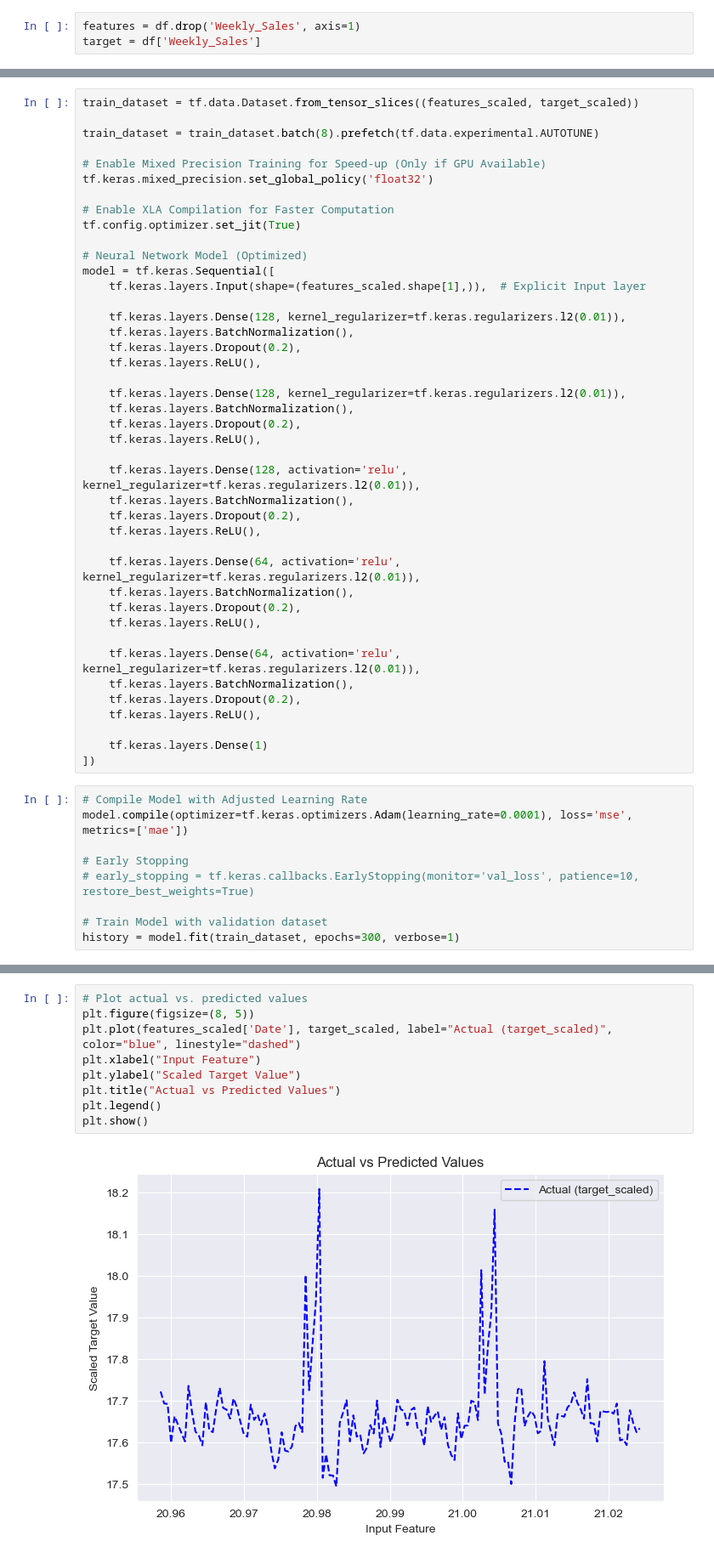
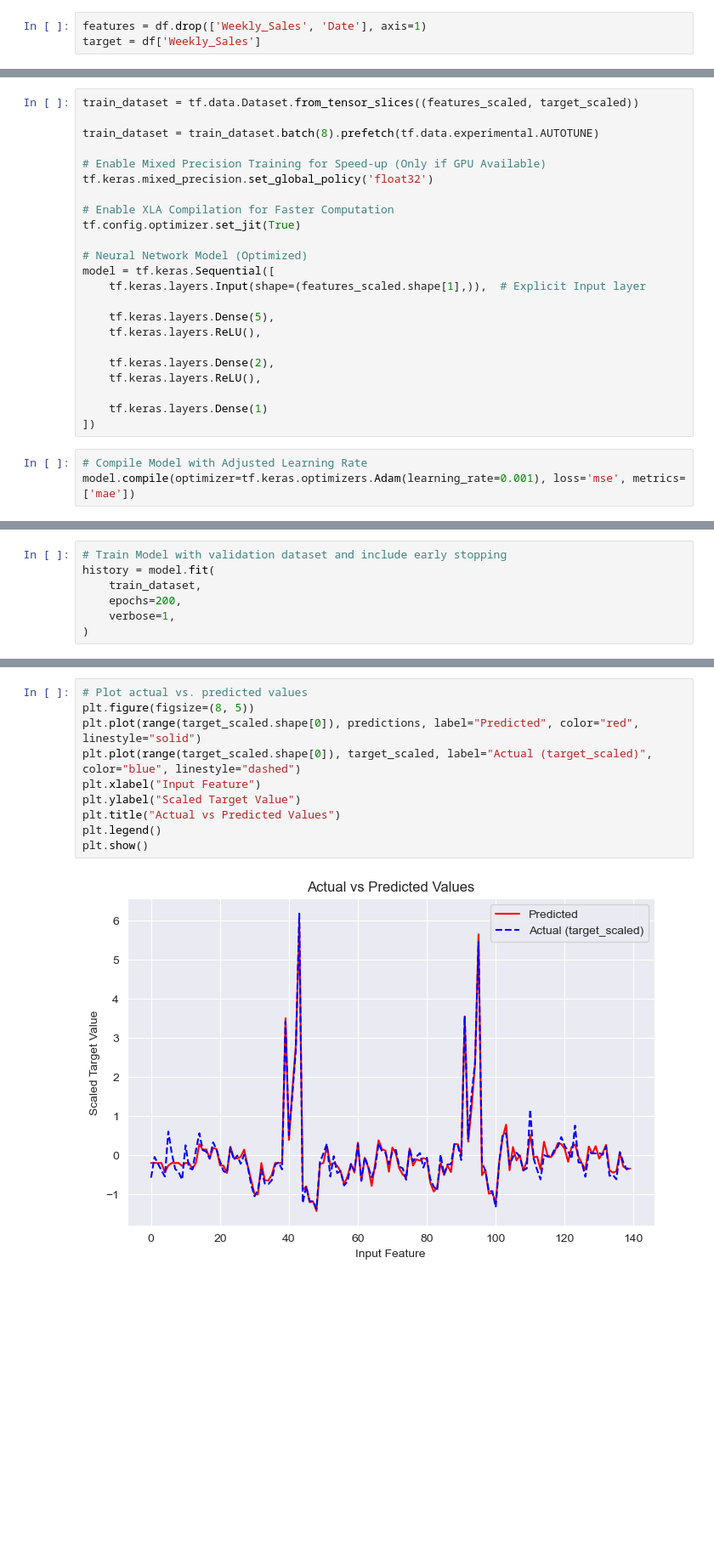
Before and after one commit to random-logic/Demand-Forecast, a Jupyter notebook: NN.ipynb, the cells around one changed output, grey strips where cells are left out. Shown at 85% size. Drawn from its saved outputs; the diff is of its cells as text; blank space fills up the shorter version.

```diff
--- a/NN.ipynb
+++ b/NN.ipynb
@@ -47,3 +62,3 @@ df.head()
 # %%
-features = df.drop('Weekly_Sales', axis=1)
+features = df.drop(['Weekly_Sales', 'Date'], axis=1)
 target = df['Weekly_Sales']
@@ -122,39 +144,14 @@ tf.config.optimizer.set_jit(True)
 model = tf.keras.Sequential([
     tf.keras.layers.Input(shape=(features_scaled.shape[1],)),  # Explicit Input layer
 
-    tf.keras.layers.Dense(128, kernel_regularizer=tf.keras.regularizers.l2(0.01)),
-    tf.keras.layers.BatchNormalization(),
-    tf.keras.layers.Dropout(0.2),
+    tf.keras.layers.Dense(5),
     tf.keras.layers.ReLU(),
 
-    tf.keras.layers.Dense(128, kernel_regularizer=tf.keras.regularizers.l2(0.01)),
-    tf.keras.layers.BatchNormalization(),
-    tf.keras.layers.Dropout(0.2),
-    tf.keras.layers.ReLU(),
-
-    tf.keras.layers.Dense(128, activation='relu', kernel_regularizer=tf.keras.regularizers.l2(0.01)),
-    tf.keras.layers.BatchNormalization(),
-    tf.keras.layers.Dropout(0.2),
-    tf.keras.layers.ReLU(),
-
-    tf.keras.layers.Dense(64, activation='relu', kernel_regularizer=tf.keras.regularizers.l2(0.01)),
-    tf.keras.layers.BatchNormalization(),
-    tf.keras.layers.Dropout(0.2),
-    tf.keras.layers.ReLU(),
-
-    tf.keras.layers.Dense(64, activation='relu', kernel_regularizer=tf.keras.regularizers.l2(0.01)),
-    tf.keras.layers.BatchNormalization(),
-    tf.keras.layers.Dropout(0.2),
+    tf.keras.layers.Dense(2),
     tf.keras.layers.ReLU(),
 
     tf.keras.layers.Dense(1)
 ])
 # %%
 # Compile Model with Adjusted Learning Rate
-model.compile(optimizer=tf.keras.optimizers.Adam(learning_rate=0.0001), loss='mse', metrics=['mae'])
-
-# Early Stopping
-# early_stopping = tf.keras.callbacks.EarlyStopping(monitor='val_loss', patience=10, restore_best_weights=True)
-
-# Train Model with validation dataset
-history = model.fit(train_dataset, epochs=300, verbose=1)
+model.compile(optimizer=tf.keras.optimizers.Adam(learning_rate=0.001), loss='mse', metrics=['mae'])
@@ -178,0 +158,7 @@ Epoch 300/300
+# %%
+# Train Model with validation dataset and include early stopping
+history = model.fit(
+    train_dataset,
+    epochs=200,
+    verbose=1,
+)
@@ -229,14 +237,15 @@ Name: Weekly_Sales, Length: 143, dtype: float64
 # %%
 # Plot actual vs. predicted values
 plt.figure(figsize=(8, 5))
-plt.plot(features_scaled['Date'], target_scaled, label="Actual (target_scaled)", color="blue", linestyle="dashed")
+plt.plot(range(target_scaled.shape[0]), predictions, label="Predicted", color="red", linestyle="solid")
+plt.plot(range(target_scaled.shape[0]), target_scaled, label="Actual (target_scaled)", color="blue", linestyle="dashed")
 plt.xlabel("Input Feature")
 plt.ylabel("Scaled Target Value")
 plt.title("Actual vs Predicted Values")
 plt.legend()
 plt.show()
 # %% [output]
-[figure, old version]
+[figure, new version]
 # %%
 # Residual Plot
 residuals = target_scaled - predictions
```
Also changed, not shown: parts of 24 cells of this notebook.
